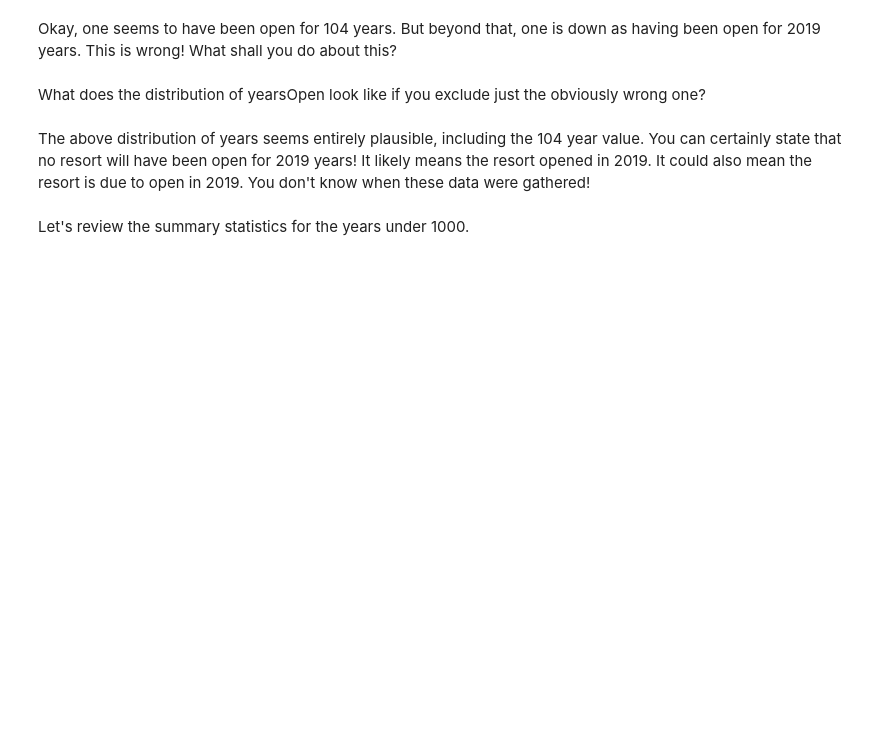
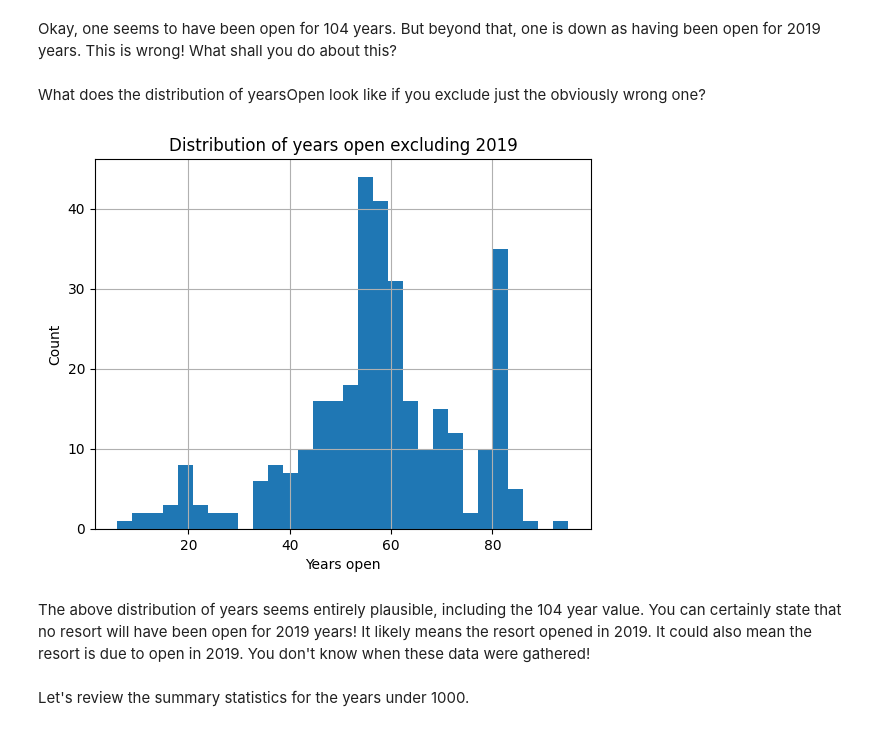
Before and after one commit to andy188w/DataScienceGuidedCapstone, a Jupyter notebook: Notebooks/02_data_wrangling.ipynb, the cells around one changed output. Saved outputs shown, nothing was run; the diff lists cells and outputs as text; code cells hidden in the pictures; blank space fills up the shorter version.

```diff
--- a/Notebooks/02_data_wrangling.ipynb
+++ b/Notebooks/02_data_wrangling.ipynb
@@ -83,7 +83,7 @@ There are some fundamental questions to resolve in this notebook before you move
 ## 2.5 Load The Ski Resort Data<a id='2.5_Load_The_Ski_Resort_Data'></a>
 # %%
 # the supplied CSV data file is the raw_data directory
-ski_data = pd.read_csv('/Users/boaddict/Documents/DataScienceGuidedCapstone/raw_data/ski_resort_data.csv')
+ski_data = pd.read_csv('/Users/andywu/Documents/DataScienceGuidedCapstone/raw_data/ski_resort_data.csv')
 # %% [markdown]
 Good first steps in auditing the data are the info method and displaying the first few records with head.
 # %%
@@ -649,7 +649,7 @@ Drop the fastEight column in its entirety; half the values are missing and all b
 # %%
 #Code task 24#
 #Drop the 'fastEight' column from ski_data. Use inplace=True
-ski_data.drop(columns=___, inplace=___)
+ski_data.drop(columns='fastEight', inplace=True)
 # %% [markdown]
 What about yearsOpen? How many resorts have purportedly been open for more than 100 years?
 # %%
@@ -663,11 +667,13 @@ What does the distribution of yearsOpen look like if you exclude just the obviou
 # %%
 #Code task 26#
 #Call the hist method on 'yearsOpen' after filtering for values under 1000
 #Pass the argument bins=30 to hist(), but feel free to explore other values
-ski_data.___[ski_data.___ < ___].hist(___)
+ski_data.yearsOpen[ski_data.yearsOpen < 100].hist(bins=30)
 plt.xlabel('Years open')
 plt.ylabel('Count')
 plt.title('Distribution of years open excluding 2019');
+# %% [output]
+[figure, added]
 # %% [markdown]
 The above distribution of years seems entirely plausible, including the 104 year value. You can certainly state that no resort will have been open for 2019 years! It likely means the resort opened in 2019. It could also mean the resort is due to open in 2019. You don't know when these data were gathered!
 # %% [markdown]
```
Also changed, not shown: parts of 14 cells of this notebook.
